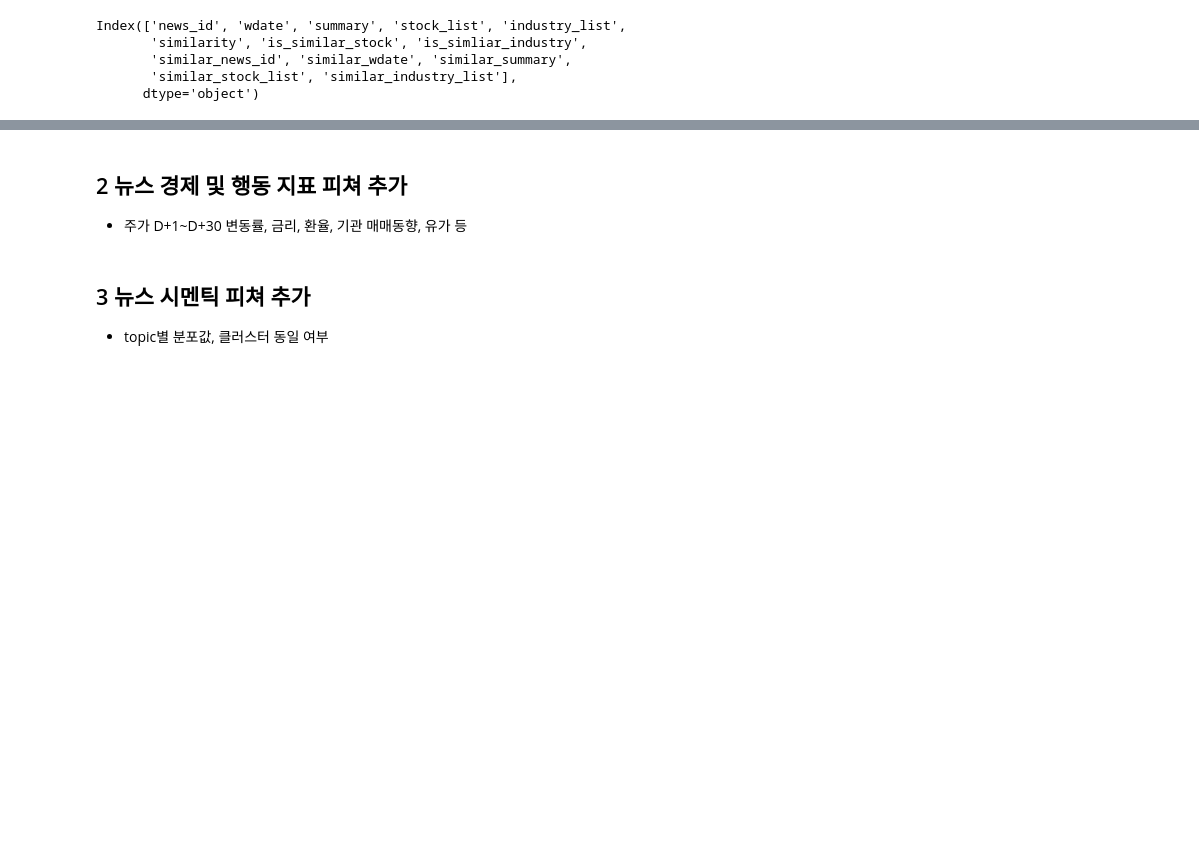
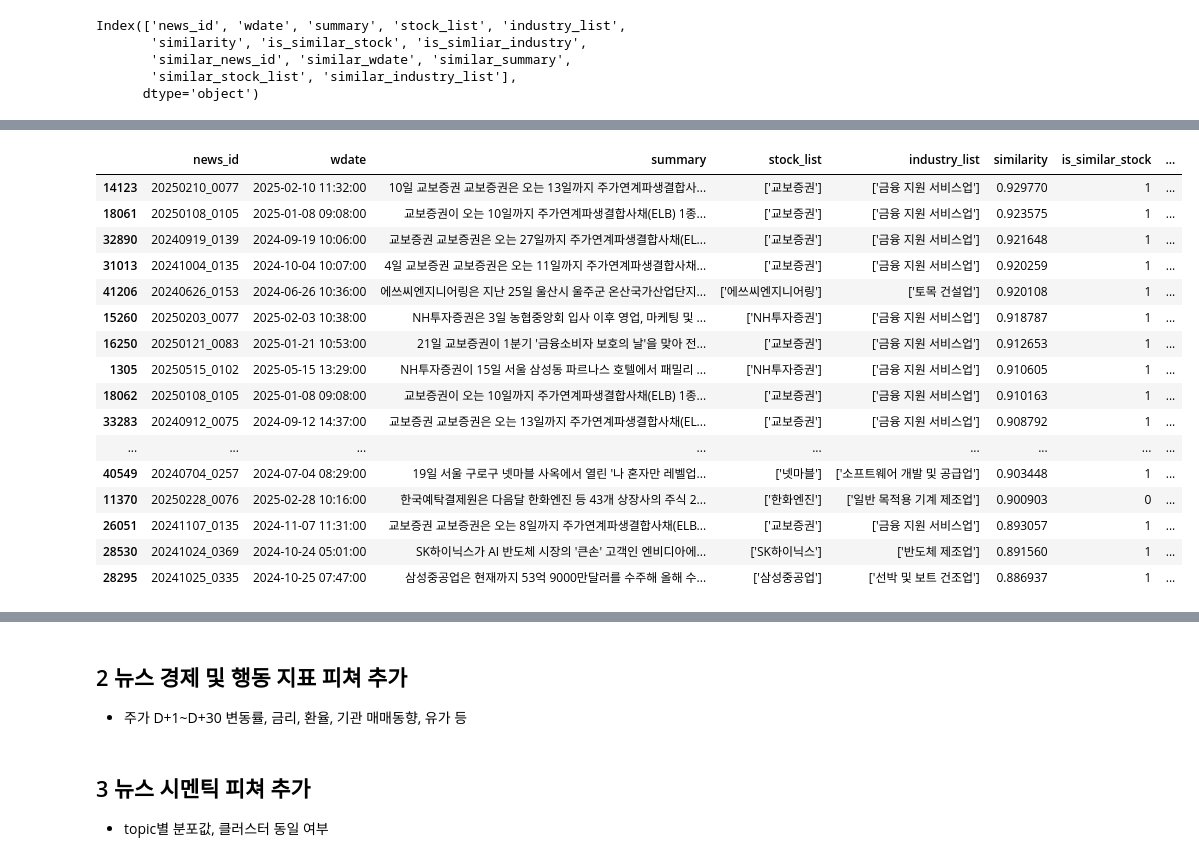
Before and after one commit to choikwangil95/HKToss-MLOps-Project-Final, a Jupyter notebook: eda/kwangil/news_preprocessing.ipynb, the cells around one changed output, grey strips where cells are left out. Drawn from its saved outputs; the diff is of its cells as text; code cells hidden in the pictures; blank space fills up the shorter version.

```diff
--- a/eda/kwangil/news_preprocessing.ipynb
+++ b/eda/kwangil/news_preprocessing.ipynb
@@ -577,0 +573,23 @@ df_final.to_csv("../../db/news_2023_2025_dataset_similar_top_5.csv", index=False
+# %%
+# 전체 컬럼 내용 출력 제한 해제
+pd.set_option("display.max_colwidth", None)
+# %%
+df_final.sort_values(by='similarity', ascending=False)[20:40]
+# %% [output]
+|  | news_id | wdate | summary | stock_list | industry_list | similarity | is_similar_stock | ... |
+| 14123 | 20250210_0077 | 2025-02-10 11:32:00 | 10일 교보증권 교보증권은 오는 13일까지 주가연계파생결합사... | ['교보증권'] | ['금융 지원 서비스업'] | 0.929770 | 1 | ... |
+| 18061 | 20250108_0105 | 2025-01-08 09:08:00 | 교보증권이 오는 10일까지 주가연계파생결합사채(ELB) 1종... | ['교보증권'] | ['금융 지원 서비스업'] | 0.923575 | 1 | ... |
+| 32890 | 20240919_0139 | 2024-09-19 10:06:00 | 교보증권 교보증권은 오는 27일까지 주가연계파생결합사채(EL... | ['교보증권'] | ['금융 지원 서비스업'] | 0.921648 | 1 | ... |
+| 31013 | 20241004_0135 | 2024-10-04 10:07:00 | 4일 교보증권 교보증권은 오는 11일까지 주가연계파생결합사채... | ['교보증권'] | ['금융 지원 서비스업'] | 0.920259 | 1 | ... |
+| 41206 | 20240626_0153 | 2024-06-26 10:36:00 | 에쓰씨엔지니어링은 지난 25일 울산시 울주군 온산국가산업단지... | ['에쓰씨엔지니어링'] | ['토목 건설업'] | 0.920108 | 1 | ... |
+| 15260 | 20250203_0077 | 2025-02-03 10:38:00 | NH투자증권은 3일 농협중앙회 입사 이후 영업, 마케팅 및 ... | ['NH투자증권'] | ['금융 지원 서비스업'] | 0.918787 | 1 | ... |
+| 16250 | 20250121_0083 | 2025-01-21 10:53:00 | 21일 교보증권이 1분기 '금융소비자 보호의 날'을 맞아 전... | ['교보증권'] | ['금융 지원 서비스업'] | 0.912653 | 1 | ... |
+| 1305 | 20250515_0102 | 2025-05-15 13:29:00 | NH투자증권이 15일 서울 삼성동 파르나스 호텔에서 패밀리 ... | ['NH투자증권'] | ['금융 지원 서비스업'] | 0.910605 | 1 | ... |
+| 18062 | 20250108_0105 | 2025-01-08 09:08:00 | 교보증권이 오는 10일까지 주가연계파생결합사채(ELB) 1종... | ['교보증권'] | ['금융 지원 서비스업'] | 0.910163 | 1 | ... |
+| 33283 | 20240912_0075 | 2024-09-12 14:37:00 | 교보증권 교보증권은 오는 13일까지 주가연계파생결합사채(EL... | ['교보증권'] | ['금융 지원 서비스업'] | 0.908792 | 1 | ... |
+| ... | ... | ... | ... | ... | ... | ... | ... | ... |
+| 40549 | 20240704_0257 | 2024-07-04 08:29:00 | 19일 서울 구로구 넷마블 사옥에서 열린 '나 혼자만 레벨업... | ['넷마블'] | ['소프트웨어 개발 및 공급업'] | 0.903448 | 1 | ... |
+| 11370 | 20250228_0076 | 2025-02-28 10:16:00 | 한국예탁결제원은 다음달 한화엔진 등 43개 상장사의 주식 2... | ['한화엔진'] | ['일반 목적용 기계 제조업'] | 0.900903 | 0 | ... |
+| 26051 | 20241107_0135 | 2024-11-07 11:31:00 | 교보증권 교보증권은 오는 8일까지 주가연계파생결합사채(ELB... | ['교보증권'] | ['금융 지원 서비스업'] | 0.893057 | 1 | ... |
+| 28530 | 20241024_0369 | 2024-10-24 05:01:00 | SK하이닉스가 AI 반도체 시장의 '큰손' 고객인 엔비디아에... | ['SK하이닉스'] | ['반도체 제조업'] | 0.891560 | 1 | ... |
+| 28295 | 20241025_0335 | 2024-10-25 07:47:00 | 삼성중공업은 현재까지 53억 9000만달러를 수주해 올해 수... | ['삼성중공업'] | ['선박 및 보트 건조업'] | 0.886937 | 1 | ... |
```
Also changed, not shown: parts of 6 cells of this notebook, 1 other file.
